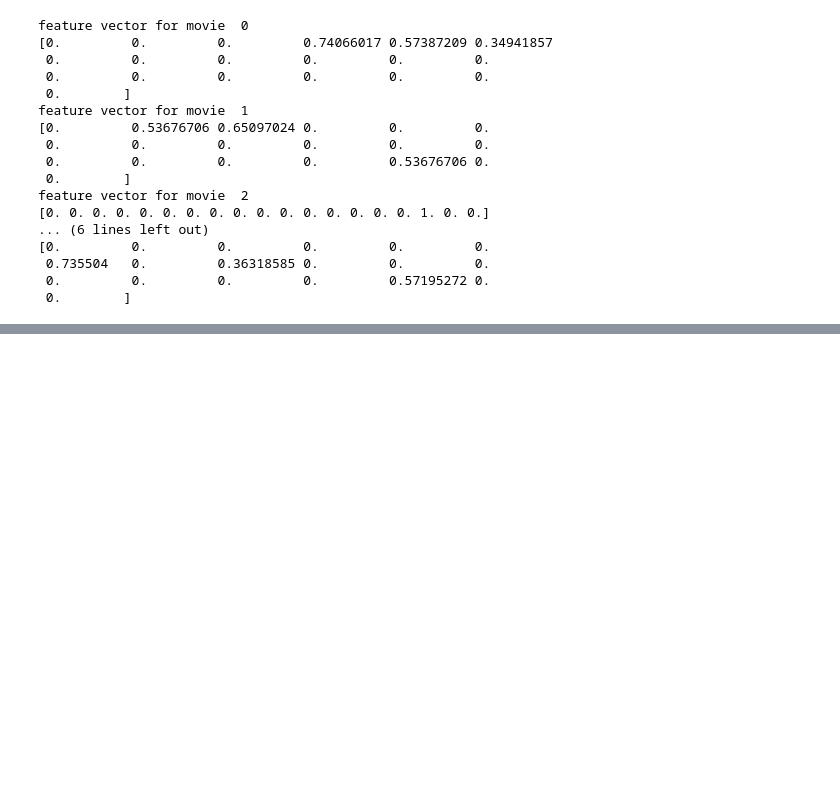
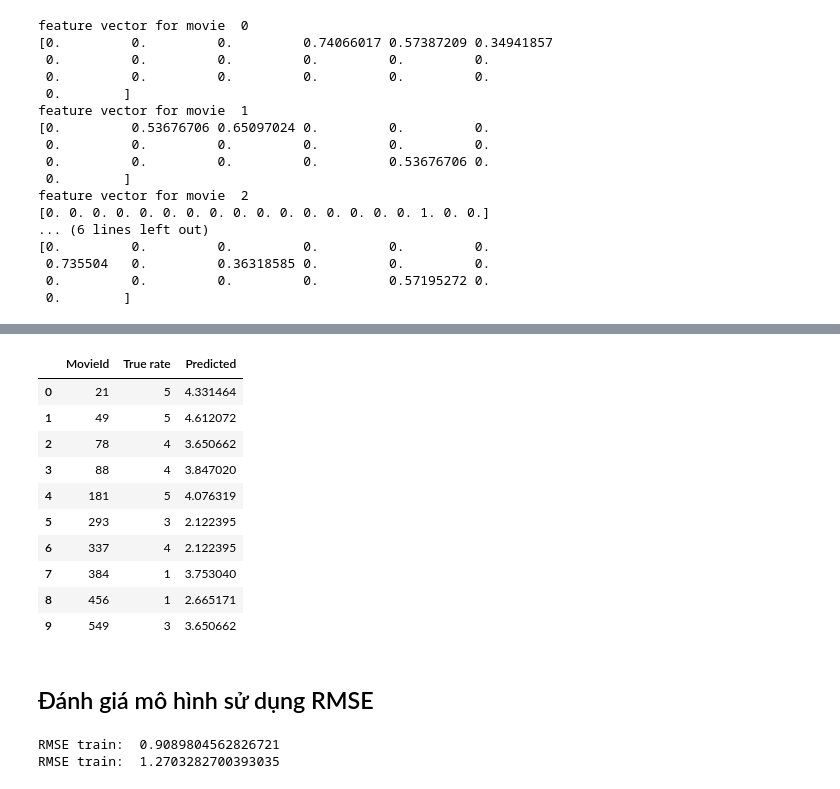
Before and after one commit to Thaibao247/Algorithms-for-recommendation-system, a Jupyter notebook: RecommendationTechniques/01_ Content_based_filtering/demo.ipynb, the cells around one changed output, grey strips where cells are left out. Cells and saved outputs as stored; diff of their text form; code cells hidden in the pictures; blank space fills up the shorter version.

```diff
--- a/RecommendationTechniques/01_ Content_based_filtering/demo.ipynb
+++ b/RecommendationTechniques/01_ Content_based_filtering/demo.ipynb
@@ -166,0 +173,39 @@ d.head(10)
+# %%
+from sklearn.linear_model import Ridge
+from sklearn import linear_model
+
+d = tfidf.shape[1]
+W = np.zeros((d, n_users))
+b = np.zeros((1, n_users))
+for n in range(n_users):
+    ids, scores = get_items_rated_by_user(rate_train, n)
+    clf = Ridge(alpha= 0.01, fit_intercept  = True)
+    Xhat = tfidf[ids, :]
+
+    clf.fit(Xhat, scores)
+    W[:, n] = clf.coef_  # ndarray of shape (n_features,) or (n_targets, n_features)
+    b[0, n] = clf.intercept_ # float or ndarray of shape (n_targets,)
+# %%
+# Use W and b to finish utility matrix
+Yhat = tfidf.dot(W) + b
+# %%
+# Test with userId = 7
+n = 7
+#np.set_printoptions(precision=2) # 2 digits after .
+ids, scores = get_items_rated_by_user(rate_test, n)
+compareResult = {'MovieId':ids,'True rate':scores,'Predicted':Yhat[ids,n]}
+display(pd.DataFrame(compareResult))
+# %% [output]
+|  | MovieId | True rate | Predicted |
+| 0 | 21 | 5 | 4.331464 |
+| 1 | 49 | 5 | 4.612072 |
+| 2 | 78 | 4 | 3.650662 |
+| 3 | 88 | 4 | 3.847020 |
+| 4 | 181 | 5 | 4.076319 |
+| 5 | 293 | 3 | 2.122395 |
+| 6 | 337 | 4 | 2.122395 |
+| 7 | 384 | 1 | 3.753040 |
+| 8 | 456 | 1 | 2.665171 |
+| 9 | 549 | 3 | 3.650662 |
+# %% [markdown]
+## Đánh giá mô hình sử dụng RMSE
@@ -166,0 +224,6 @@ d.head(10)
+# %%
+print("RMSE train: ",RMSE(Yhat,rate_train))
+print("RMSE test: ",RMSE(Yhat,rate_test))
+# %% [output]
+RMSE train:  0.9089804562826721
+RMSE train:  1.2703282700393035
```
Also changed, not shown: parts of 5 cells of this notebook.
